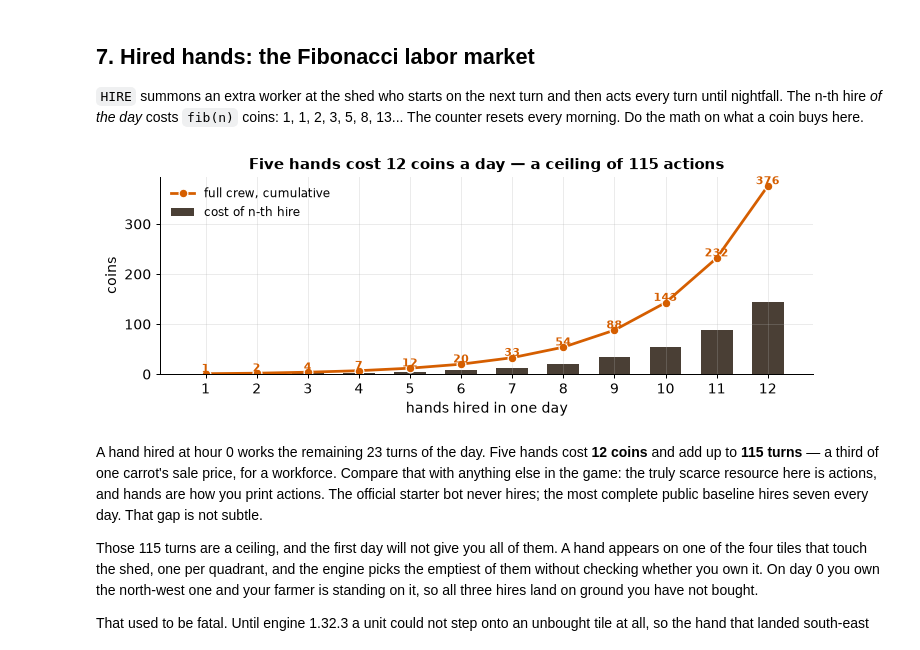
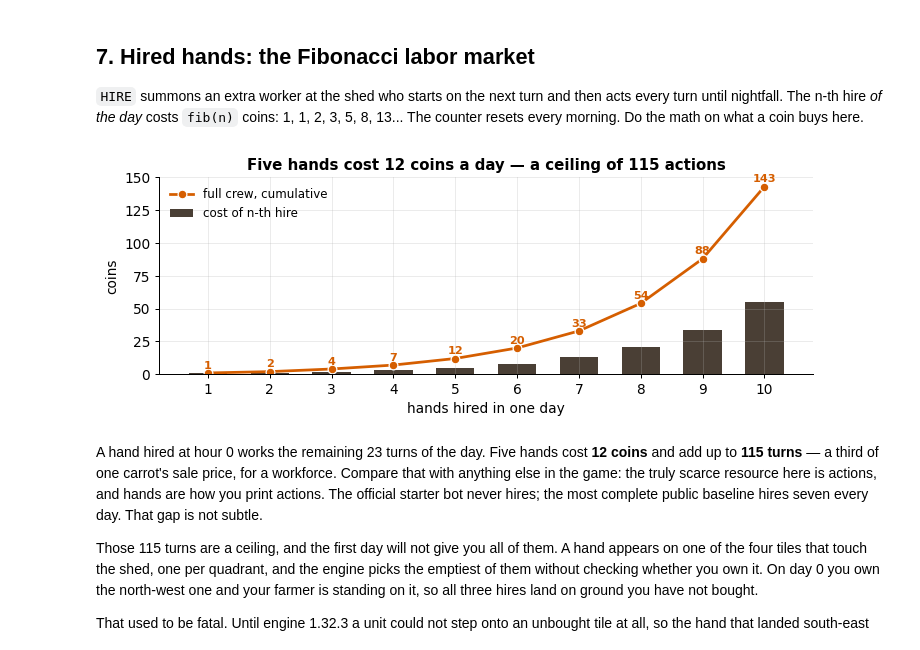
Before and after one commit to bravefe/Kaggriculture, a Jupyter notebook: kaggriculture-visualized-what-every-crop-pays.ipynb, the cells around one changed output. Saved outputs shown, nothing was run; the diff lists cells and outputs as text; code cells hidden in the pictures.

```diff
--- a/kaggriculture-visualized-what-every-crop-pays.ipynb
+++ b/kaggriculture-visualized-what-every-crop-pays.ipynb
@@ -738,26 +692,26 @@ counter resets every morning. Do the math on what a coin buys here.
 # %%
 def fib(n):
     a, b = 1, 1
     for _ in range(n):
         a, b = b, a + b
     return a
 
-n_hands = np.arange(1, 13)
+n_hands = np.arange(1, 11)
 costs = [fib(int(n) - 1) for n in n_hands]
 cum = np.cumsum(costs)
 
 fig, ax = plt.subplots(figsize=(8.2, 3.2))
 bars = ax.bar(n_hands, costs, color="#4A3F35", width=.62, label="cost of n-th hire")
 ax.plot(n_hands, cum, "-o", color=P1, lw=2.2, ms=7, mec="white", label="full crew, cumulative")
 for x, c in zip(n_hands, cum):
     ax.text(x, c + 3.5, str(int(c)), ha="center", fontsize=9, color=P1, weight="bold")
 ax.set_xticks(n_hands)
 ax.set_xlabel("hands hired in one day"); ax.set_ylabel("coins")
 ax.set_title("Five hands cost 12 coins a day — a ceiling of 115 actions")
 ax.legend(fontsize=9.5, frameon=False, loc="upper left")
 plt.tight_layout(); plt.show()
 # %% [output]
-[figure, old version]
+[figure, new version]
 # %% [markdown]
 A hand hired at hour 0 works the remaining 23 turns of the day. Five hands cost **12 coins** and
 add up to **115 turns** — a third of one carrot's sale price, for a workforce. Compare that with
```
Also changed, not shown: parts of 14 cells of this notebook.
